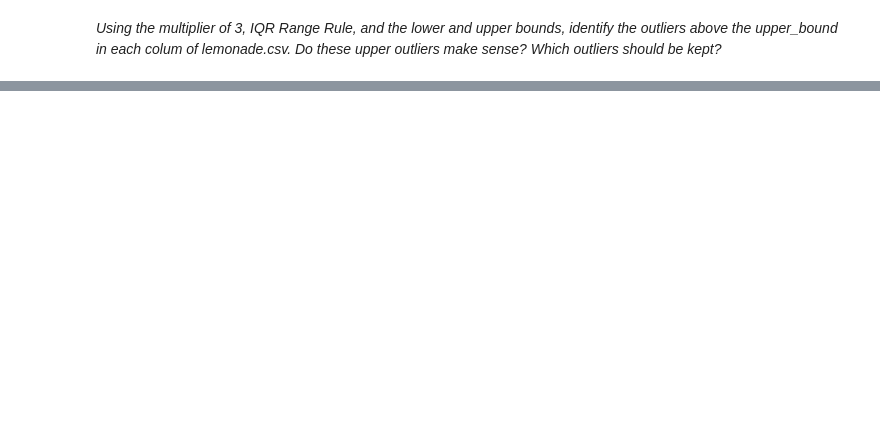
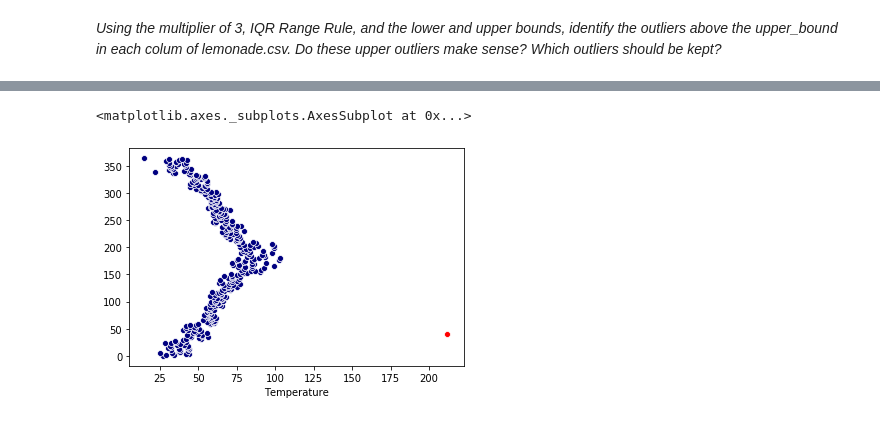
Before and after one commit to crisgiovanoni/ds-methodologies-exercises, a Jupyter notebook: anomaly_detection/continuous_probabilistic_methods.ipynb, the cells around one changed output, grey strips where cells are left out. Saved outputs shown, nothing was run; the diff lists cells and outputs as text; code cells hidden in the pictures; blank space fills up the shorter version.

```diff
--- a/anomaly_detection/continuous_probabilistic_methods.ipynb
+++ b/anomaly_detection/continuous_probabilistic_methods.ipynb
@@ -102,0 +205,10 @@ _Using the multiplier of 3, IQR Range Rule, and the lower and upper bounds, iden
+# %%
+temp3sig = temperature.centered.std()*3
+temp3sig_inlier = temperature[(temperature.centered <= temp3sig) | (temperature.centered <= temp3sig*-1)]
+temp3sig_outlier = temperature[~(temperature.centered <= temp3sig) | (temperature.centered <= temp3sig*-1)]
+# %%
+sns.scatterplot(x=temp3sig_inlier["Temperature"], y= temp3sig_inlier.index, color="navy")
+sns.scatterplot(x=temp3sig_outlier["Temperature"], y= temp3sig_outlier.index, color="red")
+# %% [output]
+<matplotlib.axes._subplots.AxesSubplot at 0x...>
+[figure, added]
```
Also changed, not shown: parts of 35 cells of this notebook.
